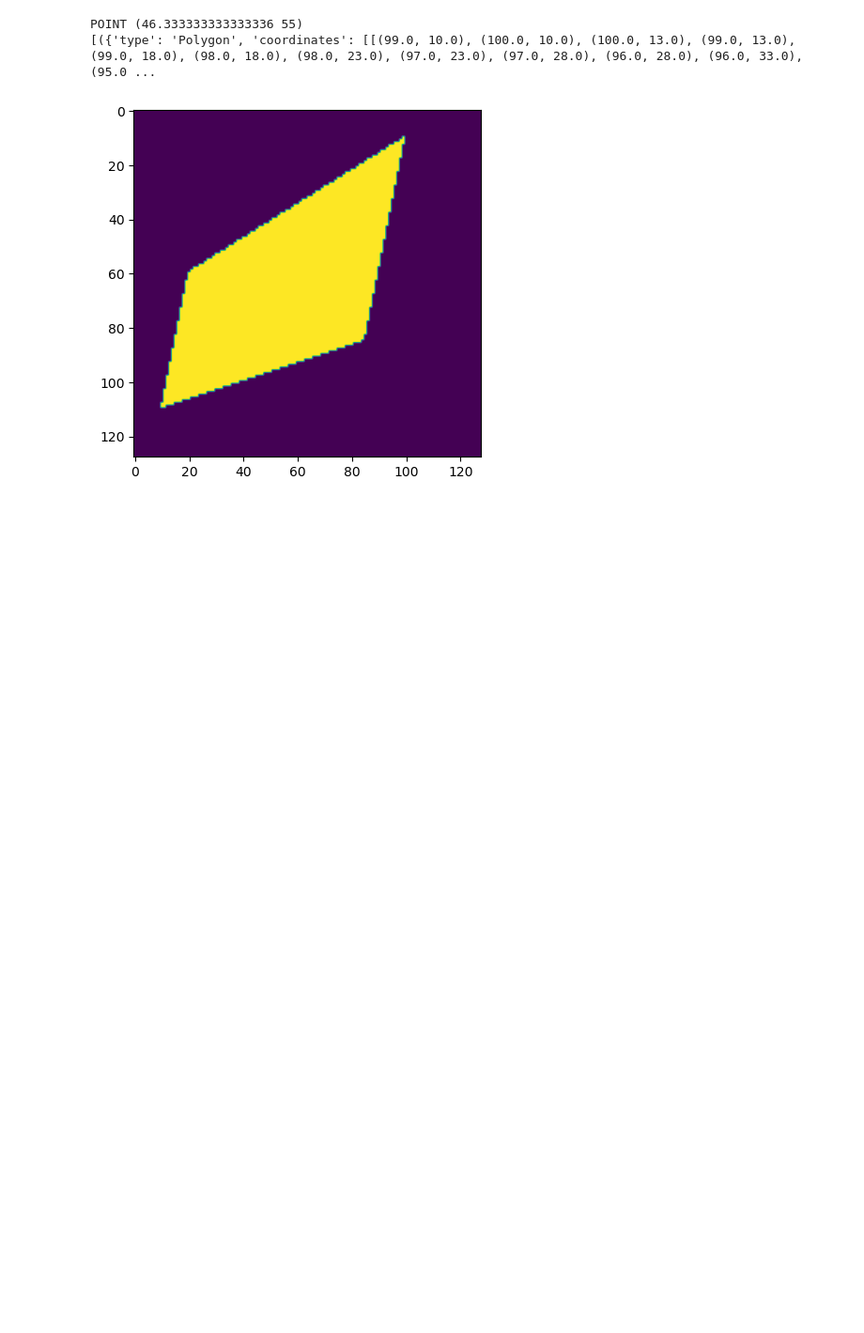
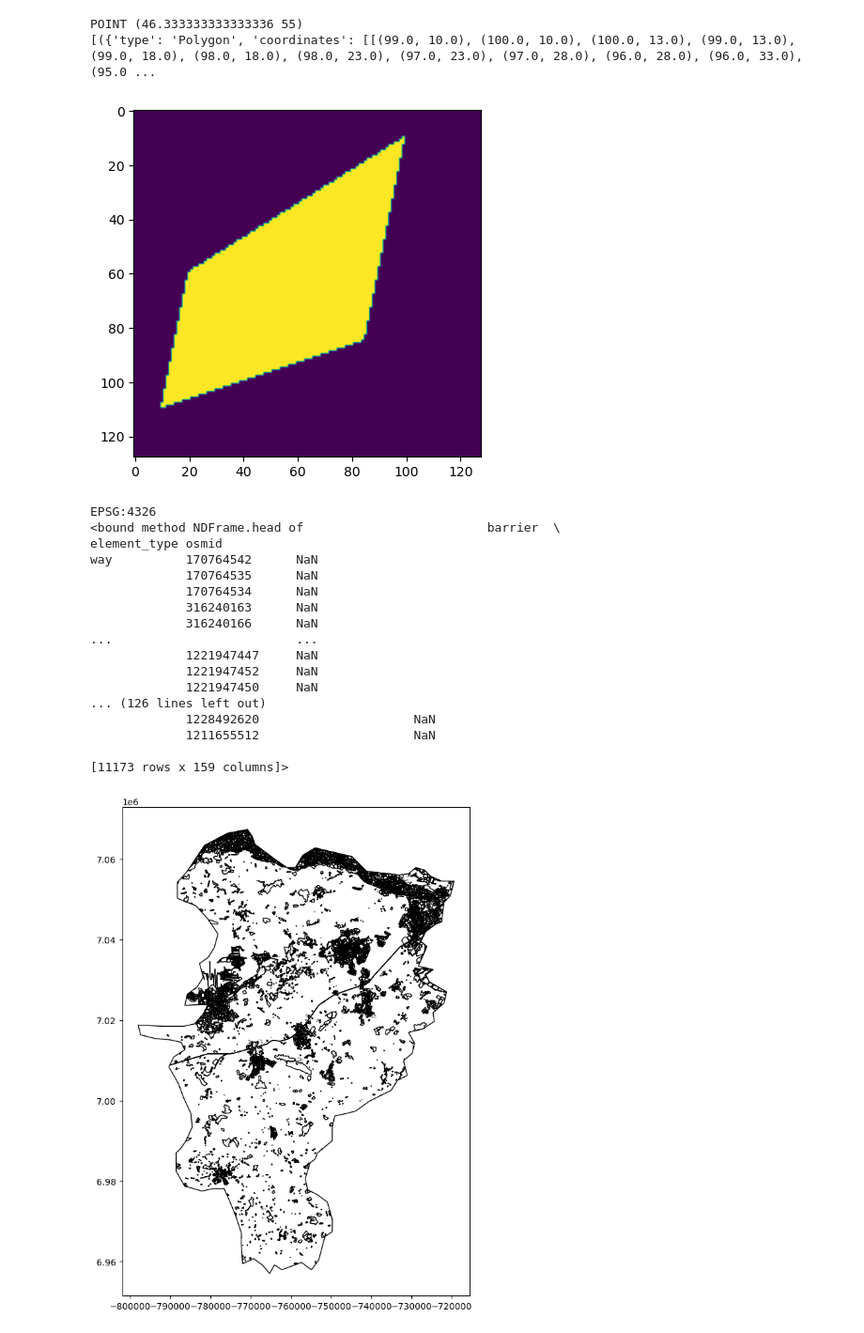
Before and after one commit to paddeaux/osm-poly-query, a Jupyter notebook: osm_api_python.ipynb, the cells around one changed output. Shown at 94% size. Cells and saved outputs as stored; diff of their text form; code cells hidden in the pictures; blank space fills up the shorter version.

```diff
--- a/osm_api_python.ipynb
+++ b/osm_api_python.ipynb
@@ -95,36 +130,48 @@ POINT (46.333333333333336 55)
 [({'type': 'Polygon', 'coordinates': [[(99.0, 10.0), (100.0, 10.0), (100.0, 13.0), (99.0, 13.0), (99.0, 18.0), (98.0, 18.0), (98.0, 23.0), (97.0, 23.0), (97.0, 28.0), (96.0, 28.0), (96.0, 33.0), (95.0 ...
 [figure]
 # %%
-poly = gpd.read_file("polygons/whitworth.geojson")
+poly = gpd.read_file("polygons/kildare.geojson")
 
 print(poly.crs)
 north = poly.total_bounds[3]
 south = poly.total_bounds[1]
 east = poly.total_bounds[2]
 west = poly.total_bounds[0]
 
-tags = {"highway" : True, "railway" : True, "waterway" : True}
-ways = ox.features_from_bbox(north, south, east, west, tags)
-ways = ways.loc[ways.geometry.type=='LineString']
-ways = ways.loc[ways.highway!="footway"]
+tags = {"landuse" : True}
+landuse = ox.features_from_bbox(north, south, east, west, tags)
+landuse = landuse.loc[landuse.geometry.type=='Polygon']
 
 poly = poly.to_crs(3857)
-ways = ways.to_crs(3857)
+landuse = landuse.to_crs(3857)
 
-ways_clip = gpd.clip(ways, poly)
+landuse_clip = gpd.clip(landuse, poly)
 
-ways_buffer = gpd.GeoDataFrame(geometry=ways_clip.buffer(10))
-
-ways_poly = poly.overlay(ways_buffer, how='symmetric_difference')
-ways_poly = gpd.clip(ways_poly, poly)
-#ways_poly = poly.symmetric_difference(ways_buffer)
+print(landuse_clip.head)
 
 fig, ax = plt.subplots(1,1,figsize=(15,10))
 
 poly.plot(ax=ax, edgecolor='black', facecolor='none')
-cx.add_basemap(ax, crs='EPSG:3857', attribution=False, source=cx.providers.CartoDB.Voyager)
+#cx.add_basemap(ax, crs='EPSG:3857', attribution=False, source=cx.providers.CartoDB.Voyager)
 
-#ways_buffer.plot(ax=ax, facecolor='pink')
-ways_clip.plot(ax=ax)
-ways_poly.plot(ax=ax, facecolor='red')
+landuse_clip.plot(ax=ax, edgecolor='black', facecolor='none')
 plt.show()
+# %% [output]
+EPSG:4326
+<bound method NDFrame.head of                         barrier  \
+element_type osmid
+way          170764542      NaN
+             170764535      NaN
+             170764534      NaN
+             316240163      NaN
+             316240166      NaN
+...                         ...
+             1221947447     NaN
+             1221947452     NaN
+             1221947450     NaN
+... (126 lines left out)
+             1228492620                     NaN
+             1211655512                     NaN
+
+[11173 rows x 159 columns]>
+[figure, added]
```
Also changed, not shown: parts of 6 cells of this notebook, 11 other files.
